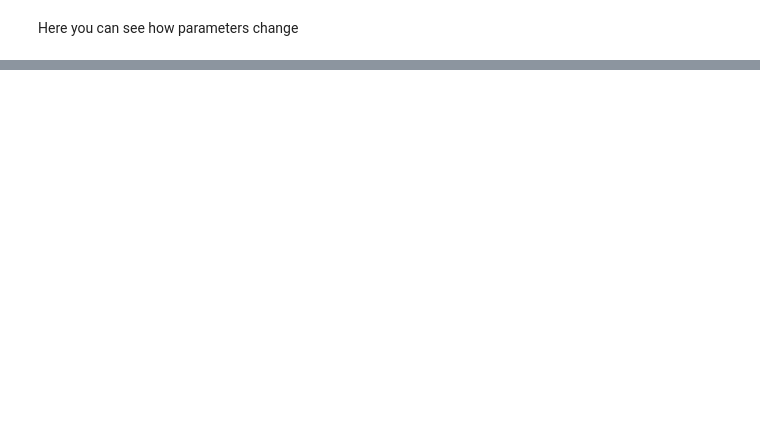
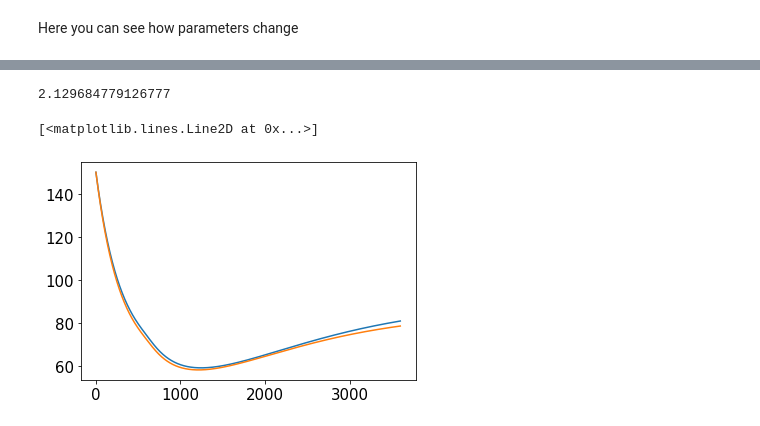
Before and after one commit to vanderwardan/insulin_sensitivity, a Jupyter notebook: Model 6.ipynb, the cells around one changed output, grey strips where cells are left out. Cells and saved outputs as stored; diff of their text form; code cells hidden in the pictures; blank space fills up the shorter version.

```diff
--- a/Model 6.ipynb
+++ b/Model 6.ipynb
@@ -179,0 +231,14 @@ True p1=-0.049, p2=-0.091, p3=8.960000000000001e-05, p4=4.42
+# %%
+errors = []
+for params in res:
+    G1, X1 = find_g(params[0], params[1], params[2], params[3], p5, params[4], I_max, T, step)
+    errors.append((abs((G - G1) / G)).mean() * 100)
+max(errors)
+# %% [output]
+2.129684779126777
+# %%
+plt.plot(G)
+plt.plot(G1)
+# %% [output]
+[<matplotlib.lines.Line2D at 0x...>]
+[figure, added]
```
Also changed, not shown: parts of 32 cells of this notebook.
